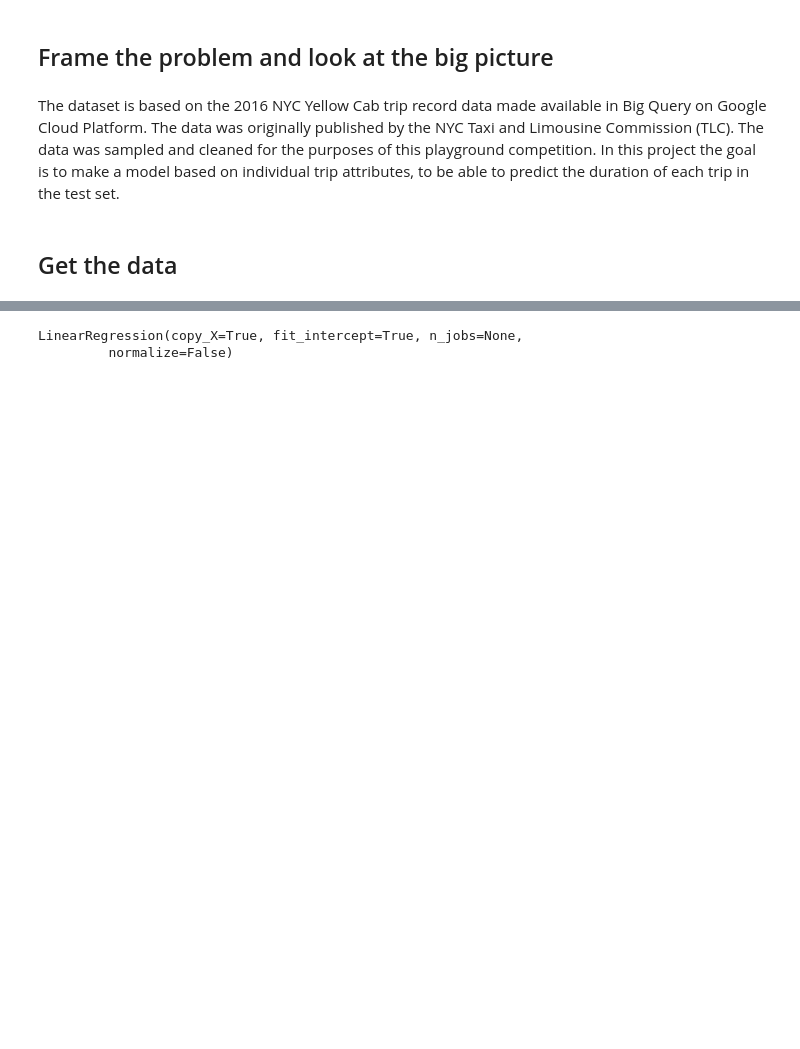
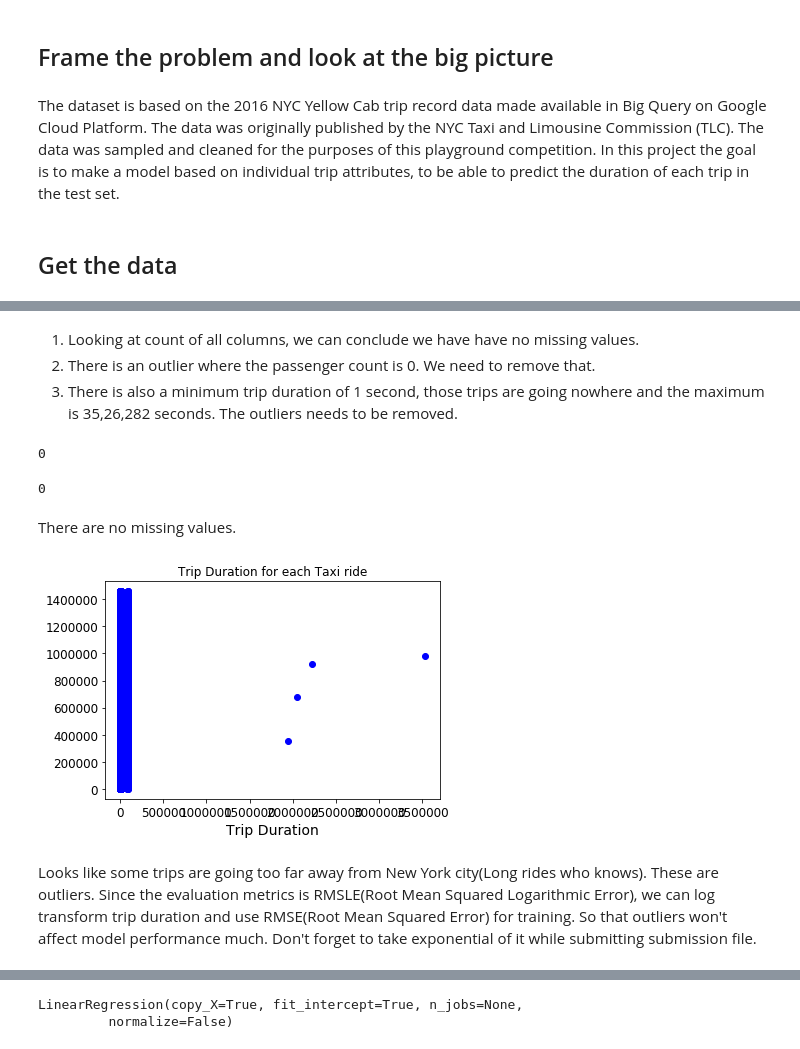
Before and after one commit to 181221/dat158ml-oblig2, a Jupyter notebook: taxi-trip.ipynb, the cells around one changed output, grey strips where cells are left out. Cells and saved outputs as stored; diff of their text form; code cells hidden in the pictures; blank space fills up the shorter version.

```diff
--- a/taxi-trip.ipynb
+++ b/taxi-trip.ipynb
@@ -283,0 +142,23 @@ memory usage: 1.6 MB
+# %% [markdown]
+1. Looking at count of all columns, we can conclude we have have no missing values.
+2. There is an outlier where the passenger count is 0. We need to remove that.
+3. There is also a minimum trip duration of 1 second, those trips are going nowhere and the maximum is 35,26,282 seconds.
+The outliers needs to be removed.
+# %%
+test.isnull().sum(axis=0).sum(axis=0)
+# %% [output]
+0
+# %%
+train.isnull().sum(axis=0).sum(axis=0)
+# %% [output]
+0
+# %% [markdown]
+There are no missing values.
+# %%
+plt.scatter(train.trip_duration,train.index,color="blue")
+plt.xlabel("Trip Duration")
+plt.title("Trip Duration for each Taxi ride");
+# %% [output]
+[figure, added]
+# %% [markdown]
+Looks like some trips are going too far away from New York city(Long rides who knows). These are outliers. Since the evaluation metrics is RMSLE(Root Mean Squared Logarithmic Error), we can log transform trip duration and use RMSE(Root Mean Squared Error) for training. So that outliers won't affect model performance much. Don't forget to take exponential of it while submitting submission file.
```
Also changed, not shown: parts of 49 cells of this notebook.
